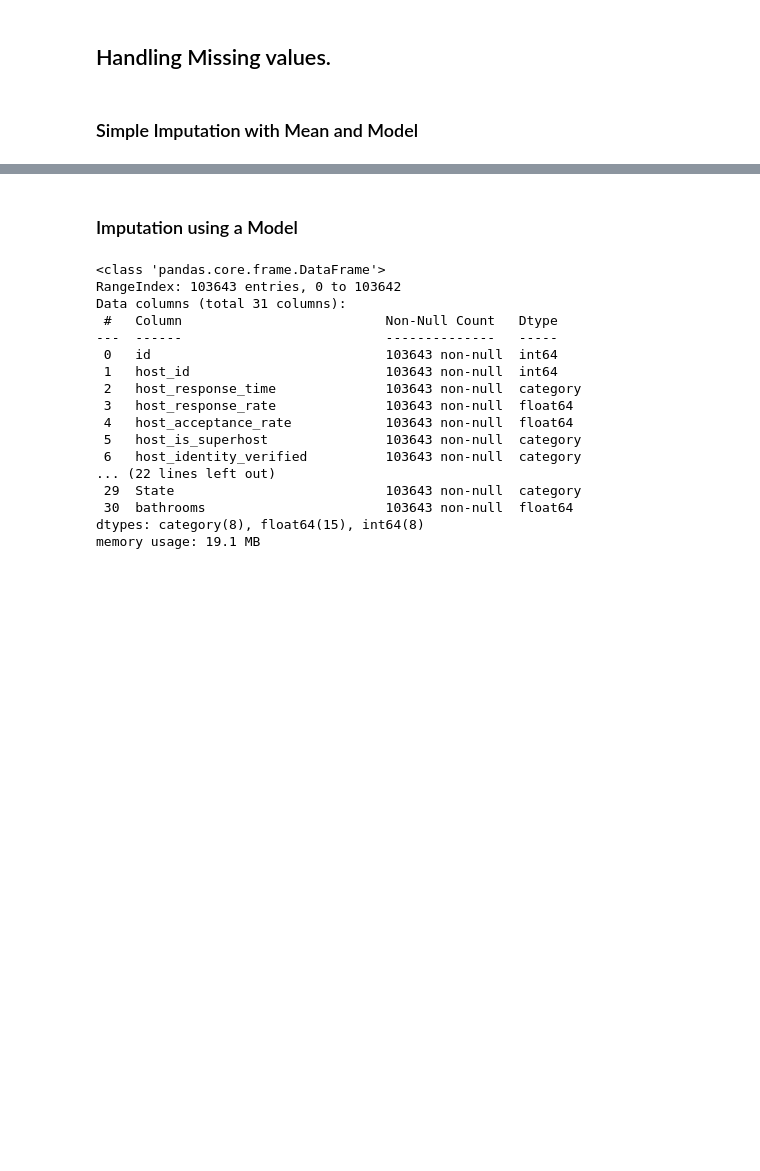
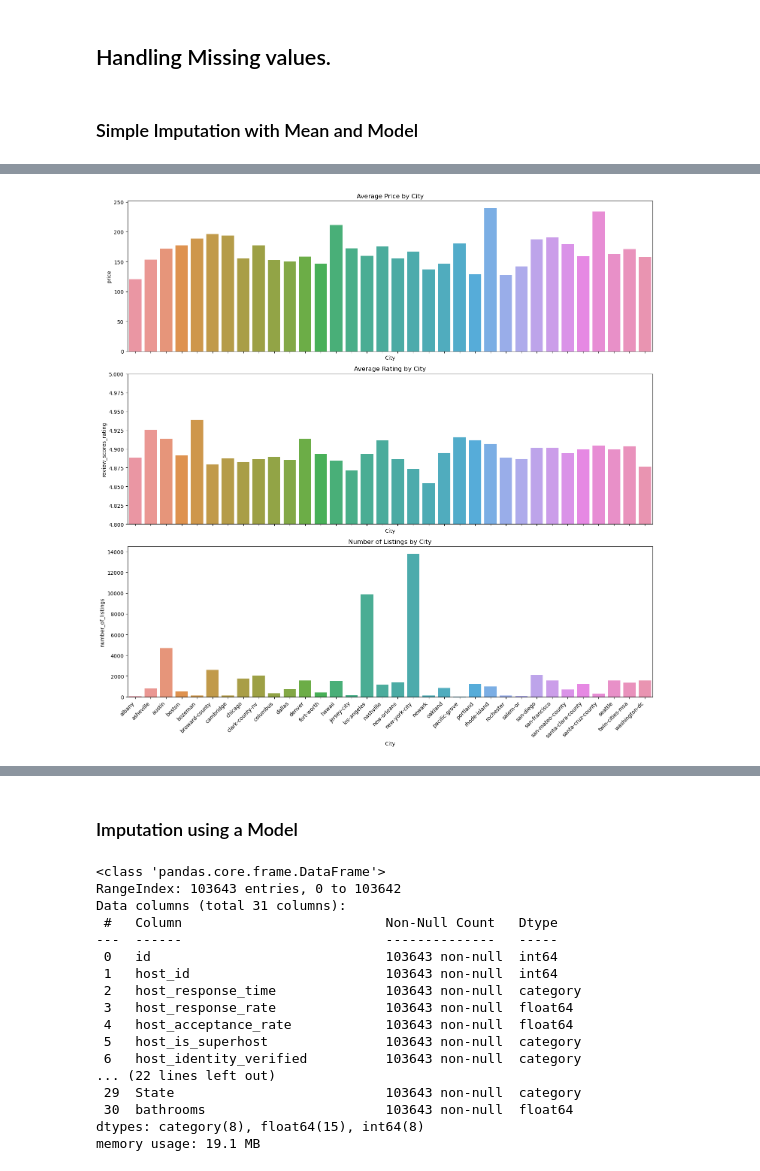
Before and after one commit to DATS6103-Team5/FinalProject, a Jupyter notebook: Data_Preprocessing.ipynb, the cells around one changed output, grey strips where cells are left out. Drawn from its saved outputs; the diff is of its cells as text; code cells hidden in the pictures; blank space fills up the shorter version.

```diff
--- a/Data_Preprocessing.ipynb
+++ b/Data_Preprocessing.ipynb
@@ -485,0 +592,38 @@ memory usage: 12.0 MB
+# %%
+"""
+5. Compare city in terms of price, rating, and number of listings.
+"""
+import seaborn as sns
+
+# Group data by 'City' and calculate average price, rating, total number of listing for each city
+city_stats = simple_imputed_df.groupby('City').agg({
+    'price': 'mean',
+    'review_scores_rating': 'mean',
+    'id': 'count'
+}).rename(columns={'id': 'number_of_listings'}).reset_index()
+
+fig, axes = plt.subplots(3, 1, figsize=(15, 15), sharex=True)
+
+# Price
+sns.barplot(x='City', y='price', data=city_stats, ax=axes[0])
+axes[0].set_title('Average Price by City')
+
+# Rating
+sns.barplot(x='City', y='review_scores_rating', data=city_stats, ax=axes[1])
+axes[1].set_ylim(4.8, 5)
+axes[1].set_title('Average Rating by City')
+
+# Number of listings
+sns.barplot(x='City', y='number_of_listings', data=city_stats, ax=axes[2])
+axes[2].set_title('Number of Listings by City')
+
+# Rotate x-axis label
+for ax in axes:
+    for label in ax.get_xticklabels():
+        label.set_rotation(45)
+        label.set_ha('right')
+
+plt.tight_layout()
+plt.show()
+# %% [output]
+[figure, added]
```
Also changed, not shown: parts of 18 cells of this notebook.
